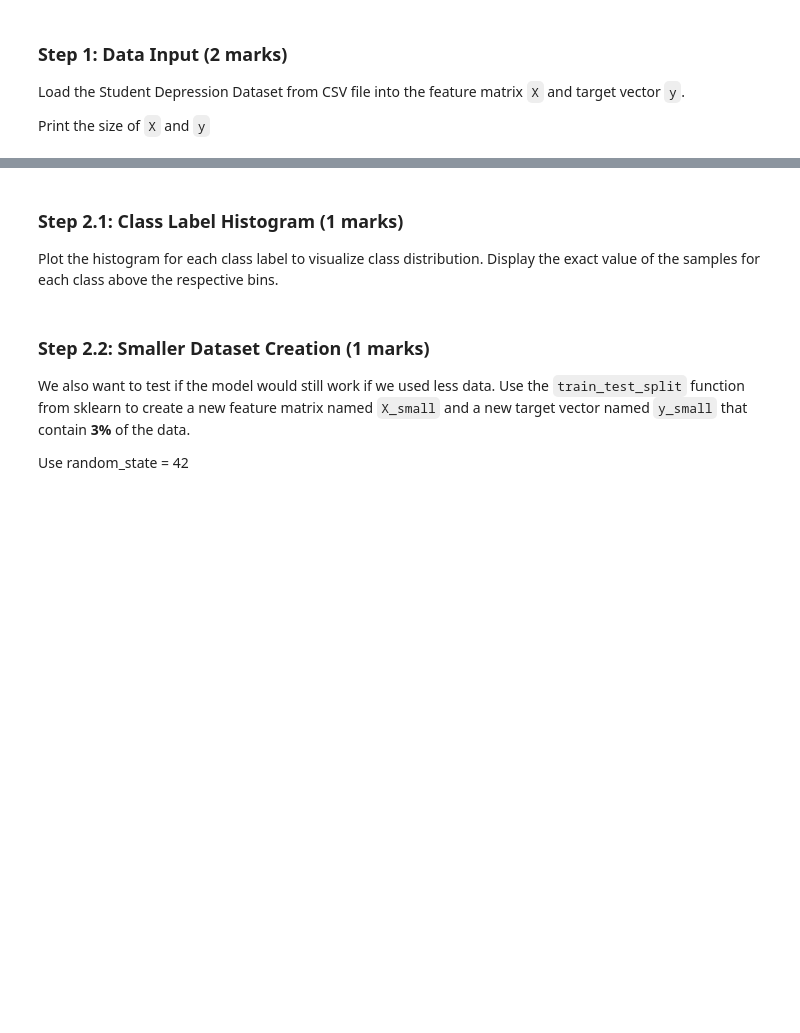
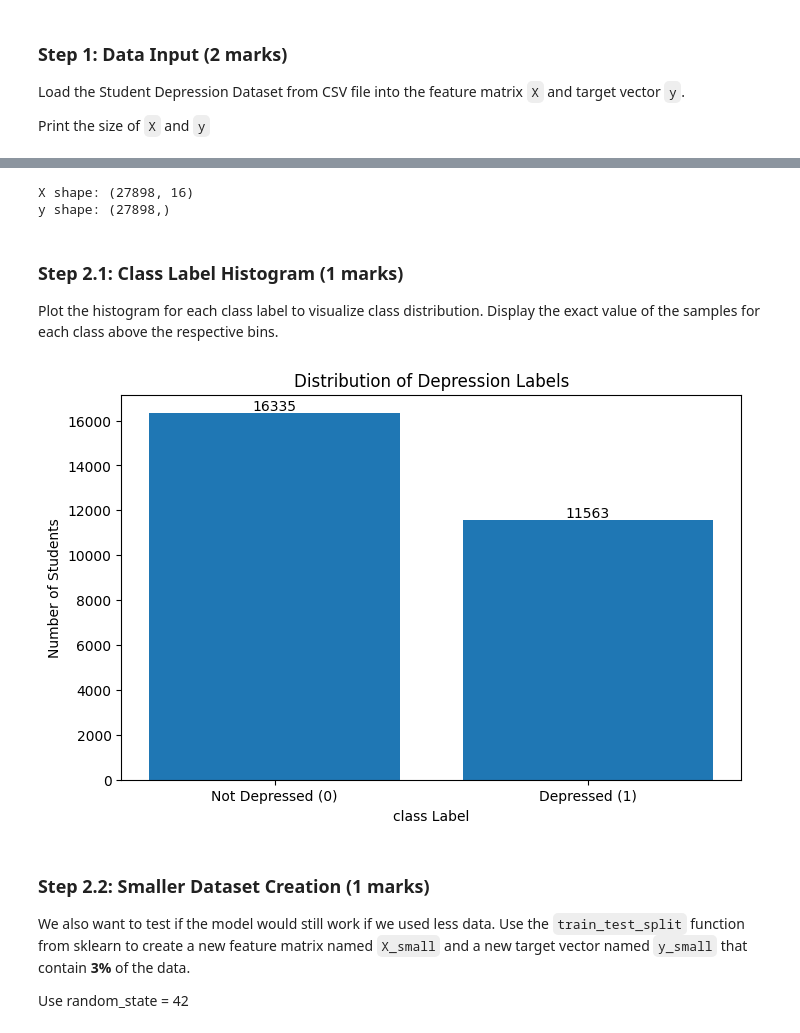
Before and after one commit to QuinnIngram/ENGG680_2025_Fall, a Jupyter notebook: Lab_Assitnment_2/Assignment2_Upload.ipynb, the cells around one changed output, grey strips where cells are left out. Cells and saved outputs as stored; diff of their text form; code cells hidden in the pictures; blank space fills up the shorter version.

```diff
--- a/Lab_Assitnment_2/Assignment2_Upload.ipynb
+++ b/Lab_Assitnment_2/Assignment2_Upload.ipynb
@@ -926,11 +941,15 @@ for col in categorical_columns:
         data[col] = labelencoder.fit_transform(data[col])
 
 # Prepare feature matrix X and target vector y (1 marks)
-y =  # Target vector
-X =  # Feature matrix
+y = data['Depression'].values
+X = data.drop('Depression', axis=1).values
 
 # Display sizes of X and y
-# your code here
+print(f"X shape: {X.shape}")
+print(f"y shape: {y.shape}")
+# %% [output]
+X shape: (27898, 16)
+y shape: (27898,)
 # %% [markdown]
 ### Step 2.1: Class Label Histogram (1 marks)
 
@@ -948,3 +957,23 @@ plt.show()
+# %%
+import matplotlib.pyplot as plt
+# Check the class distribution of y
+class_counts = pd.Series(y).value_counts()
+plt.figure(figsize=(8, 5))
+bars = plt.bar(['Not Depressed (0)', 'Depressed (1)'], class_counts.values)
+
+# Display exact values for each bin in the histogram
+for bar in bars:
+    height = bar.get_height()
+    plt.text(bar.get_x() + bar.get_width()/2., height,
+            f'{int(height)}',
+            ha='center', va='bottom')
+
+plt.xlabel("class Label")
+plt.ylabel('Number of Students')
+plt.title('Distribution of Depression Labels')
+plt.show()
+# %% [output]
+[figure, added]
 # %% [markdown]
 ### Step 2.2: Smaller Dataset Creation (1 marks)
 
```
Also changed, not shown: parts of 12 cells of this notebook.
